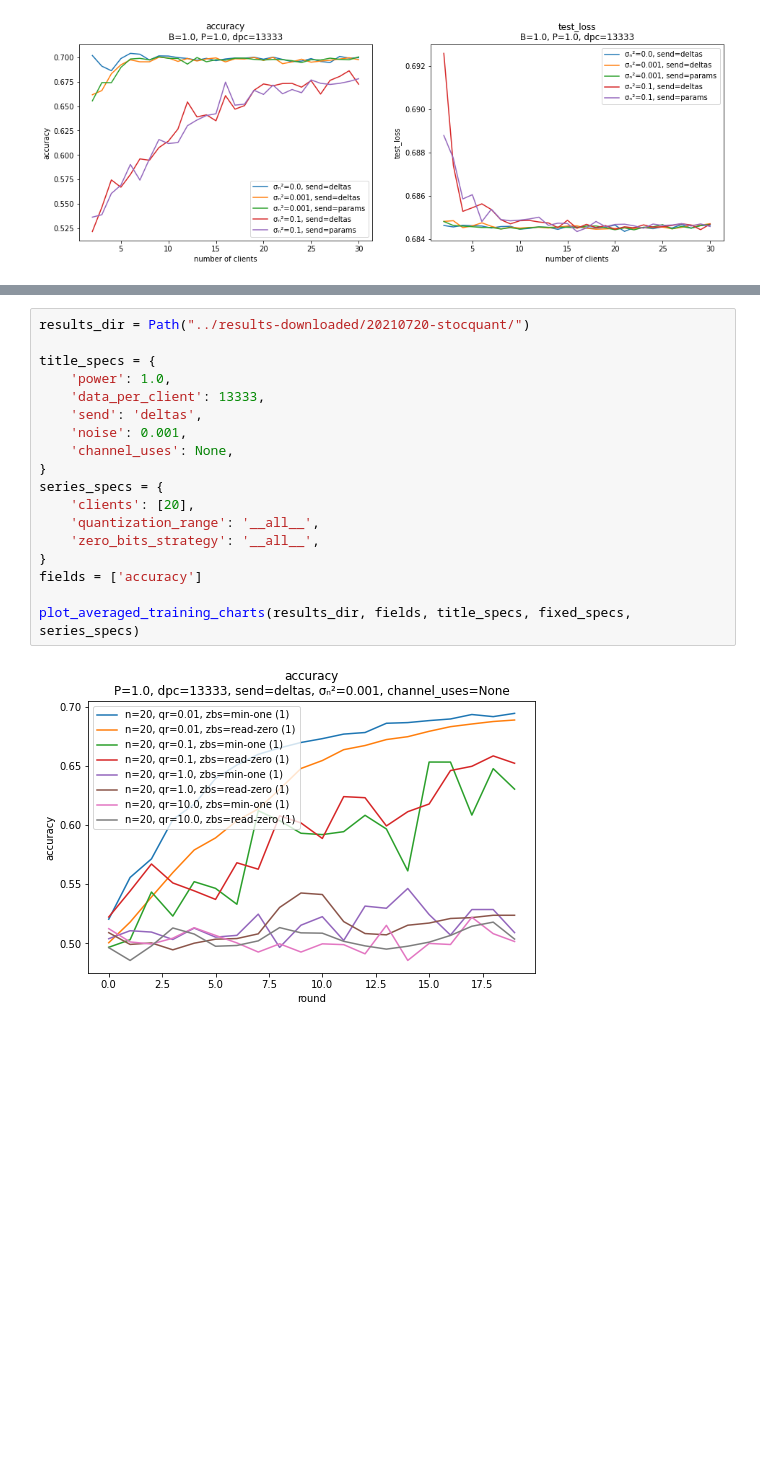
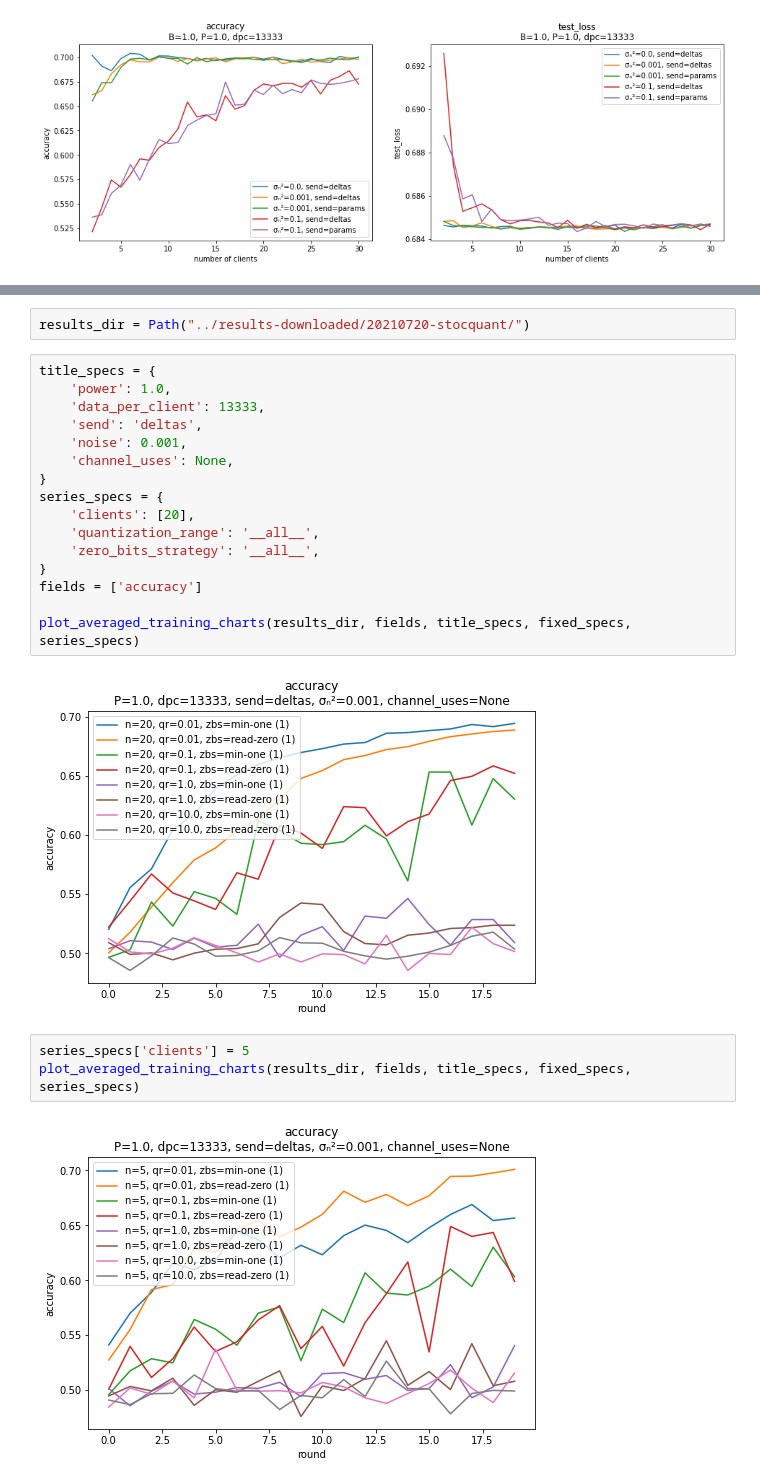
Before and after one commit to czlee/kyanite, a Jupyter notebook: misc-plots-1.ipynb, the cells around one changed output, grey strips where cells are left out. Cells and saved outputs as stored; diff of their text form; blank space fills up the shorter version.

```diff
--- a/misc-plots-1.ipynb
+++ b/misc-plots-1.ipynb
@@ -328,6 +355,6 @@ plot_evaluation_vs_clients(results_dir, fields, title_specs, fixed_specs, series
+# %%
+results_dir = Path("../results-downloaded/20210720-stocquant/")
 # %%
-results_dir = Path("../results-downloaded/20210720-stocquant/")
-
 title_specs = {
     'power': 1.0,
     'data_per_client': 13333,
@@ -345,6 +372,11 @@ fields = ['accuracy']
 plot_averaged_training_charts(results_dir, fields, title_specs, fixed_specs, series_specs)
 # %% [output]
 [figure]
+# %%
+series_specs['clients'] = 5
+plot_averaged_training_charts(results_dir, fields, title_specs, fixed_specs, series_specs)
+# %% [output]
+[figure, added]
 # %%
 series_specs = {
     'quantization_range': '__all__',
```
Also changed, not shown: parts of 15 cells of this notebook.
